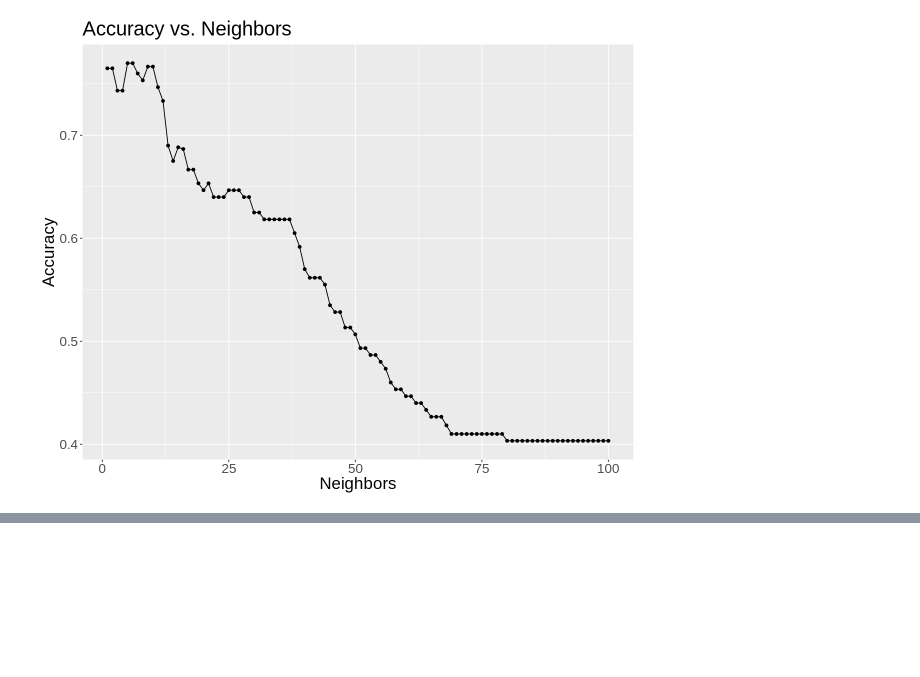
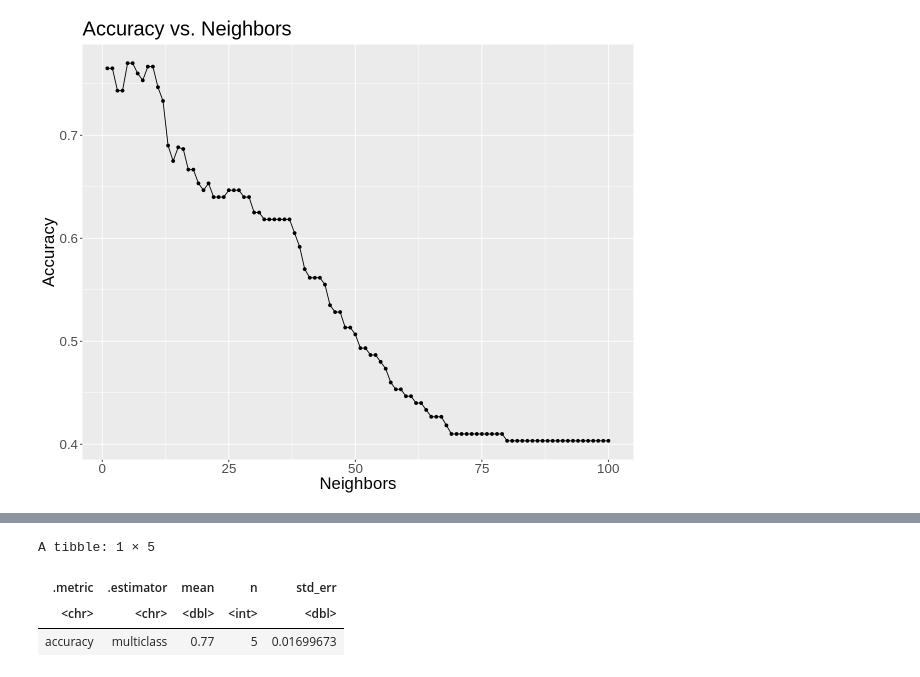
Before and after one commit to KarnS1o3/DSCI-project, a Jupyter notebook: Group_Project_proposal.ipynb, the cells around one changed output, grey strips where cells are left out. Cells and saved outputs as stored; diff of their text form; code cells hidden in the pictures; blank space fills up the shorter version.

```diff
--- a/Group_Project_proposal.ipynb
+++ b/Group_Project_proposal.ipynb
@@ -251,0 +247,14 @@ A tibble: 2 × 3
+# %%
+star_best_accuracy <- workflow() %>%
+    add_recipe(star_recipe) %>%
+    add_model(knn_best_spec) %>%
+    fit_resamples(resamples = star_vfold) %>%
+    collect_metrics() %>%
+    filter(.metric == "accuracy")
+
+star_best_accuracy
+# %% [output]
+A tibble: 1 × 5
+| .metric | .estimator | mean | n | std_err |
+| <chr> | <chr> | <dbl> | <int> | <dbl> |
+| accuracy | multiclass | 0.77 | 5 | 0.01699673 |
```
Also changed, not shown: parts of 2 cells of this notebook.
